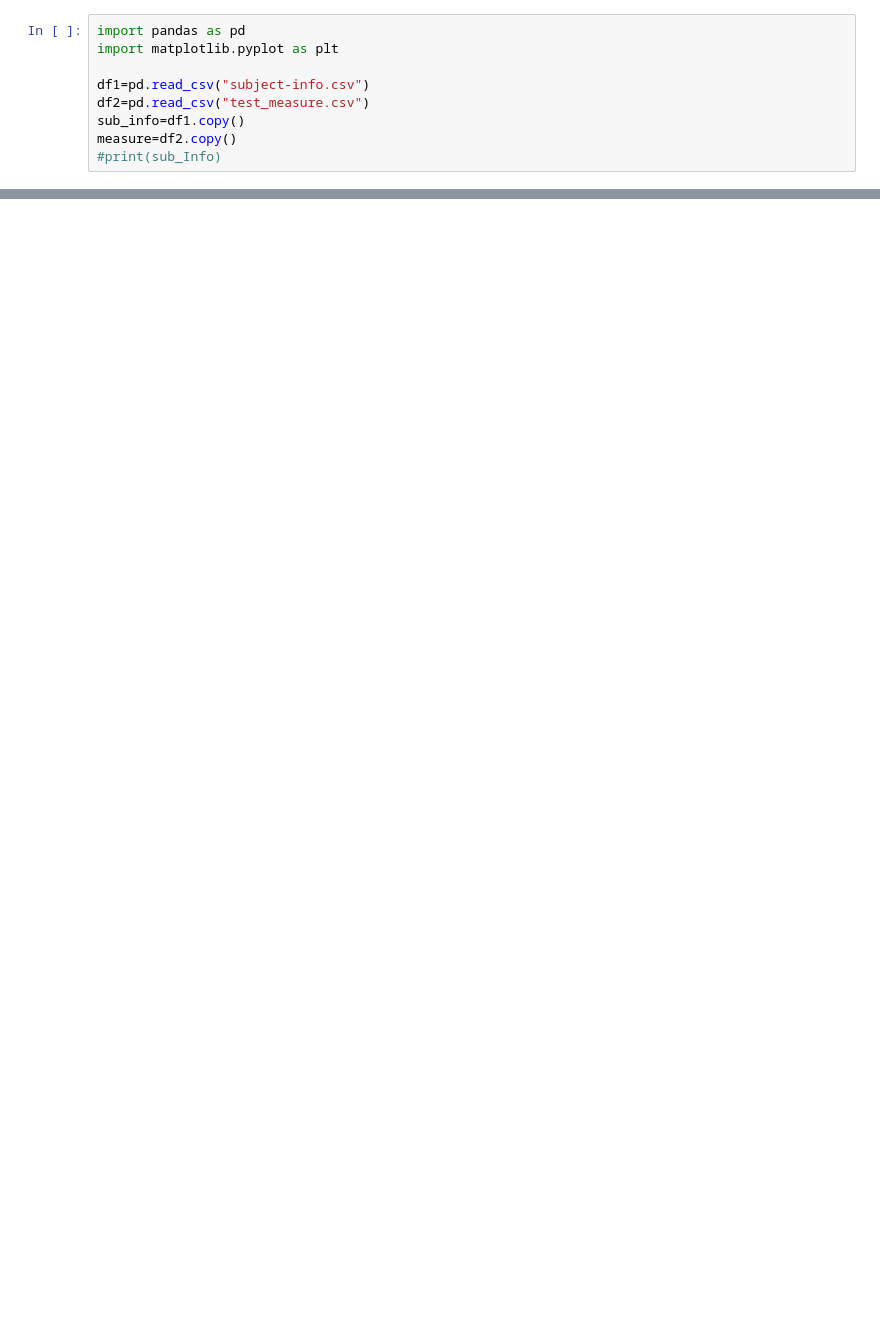
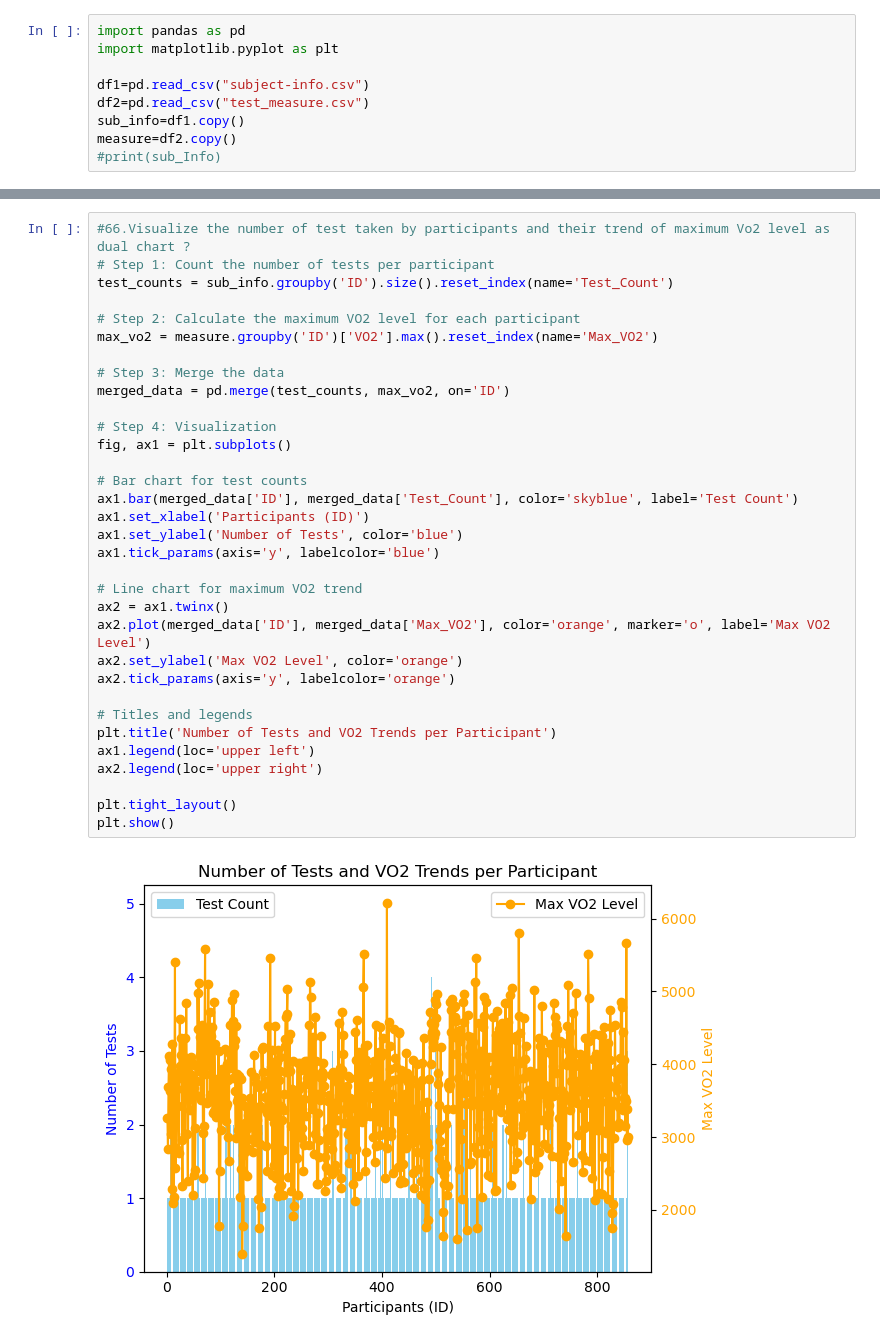
Before and after one commit to Subhadrasahu/Team9_Pythoknights_PythonHackathon_APRIL25, a Jupyter notebook: Team9_Q65-80_Sharmila.ipynb, the cells around one changed output, grey strips where cells are left out. Saved outputs shown, nothing was run; the diff lists cells and outputs as text; blank space fills up the shorter version.

```diff
--- a/Team9_Q65-80_Sharmila.ipynb
+++ b/Team9_Q65-80_Sharmila.ipynb
@@ -28,3 +29,38 @@ percentage = (male_exceeding.shape[0] / total_male) * 100
 print(f"Percentage of male athletes exceeding max female speed: {percentage:.2f}%")
 # %% [output]
 Percentage of male athletes exceeding max female speed: 6.13%
+# %%
+#66.Visualize the number of test taken by participants and their trend of maximum Vo2 level as dual chart ?
+# Step 1: Count the number of tests per participant
+test_counts = sub_info.groupby('ID').size().reset_index(name='Test_Count')
+
+# Step 2: Calculate the maximum VO2 level for each participant
+max_vo2 = measure.groupby('ID')['VO2'].max().reset_index(name='Max_VO2')
+
+# Step 3: Merge the data
+merged_data = pd.merge(test_counts, max_vo2, on='ID')
+
+# Step 4: Visualization
+fig, ax1 = plt.subplots()
+
+# Bar chart for test counts
+ax1.bar(merged_data['ID'], merged_data['Test_Count'], color='skyblue', label='Test Count')
+ax1.set_xlabel('Participants (ID)')
+ax1.set_ylabel('Number of Tests', color='blue')
+ax1.tick_params(axis='y', labelcolor='blue')
+
+# Line chart for maximum VO2 trend
+ax2 = ax1.twinx()
+ax2.plot(merged_data['ID'], merged_data['Max_VO2'], color='orange', marker='o', label='Max VO2 Level')
+ax2.set_ylabel('Max VO2 Level', color='orange')
+ax2.tick_params(axis='y', labelcolor='orange')
+
+# Titles and legends
+plt.title('Number of Tests and VO2 Trends per Participant')
+ax1.legend(loc='upper left')
+ax2.legend(loc='upper right')
+
+plt.tight_layout()
+plt.show()
+# %% [output]
+[figure, added]
```
Also changed, not shown: parts of 9 cells of this notebook.
